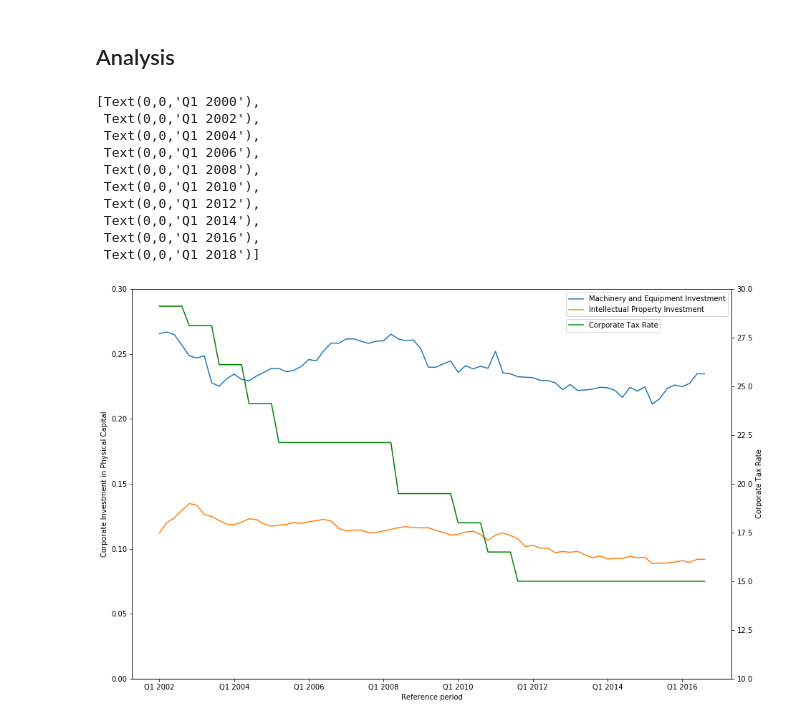
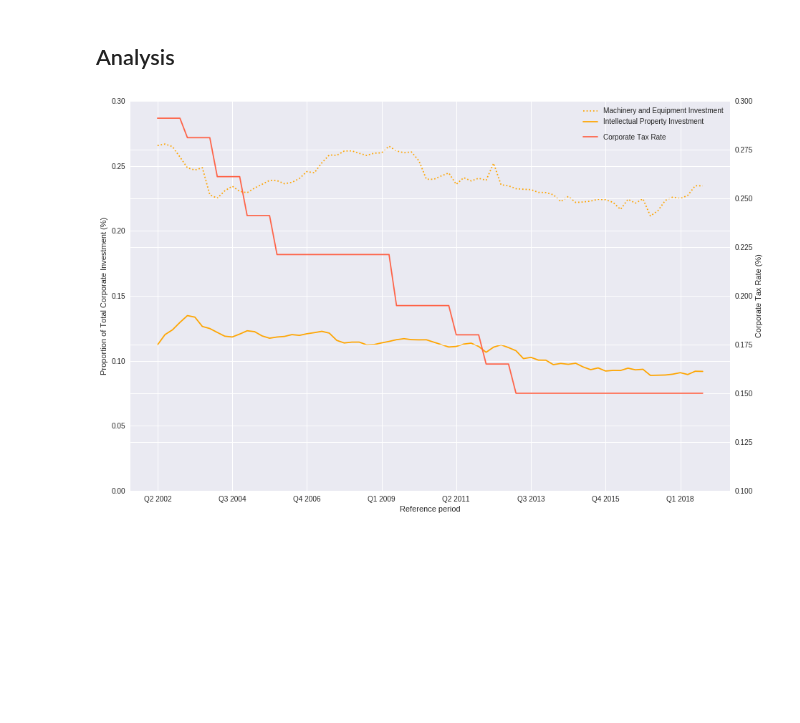
Before and after one commit to jtloong/blog_projects, a Jupyter notebook: corp_investment/analysis.ipynb, the cells around one changed output. Saved outputs shown, nothing was run; the diff lists cells and outputs as text; code cells hidden in the pictures; blank space fills up the shorter version.

Commit message:
Finished formatting plot

```diff
--- a/corp_investment/analysis.ipynb
+++ b/corp_investment/analysis.ipynb
@@ -38,6 +38,7 @@ investment_data.tail()
 | 73 | Q2 2018 | 340190 | 128092 | 182622 | ... |
 # %%
 tax_data['Year'] = tax_data['Year'].apply(lambda s: str(s))
+tax_data['Corporate Tax Rate'] = tax_data['Corporate Tax Rate'].apply(lambda r: r/100)
 # %%
 data = pd.merge(investment_data, tax_data, how='left', on=['Year'])
 # %%
@@ -57,32 +58,26 @@ data.head()
 # %% [markdown]
 ## Analysis
 # %%
+# Set up plots
 fig = plt.figure(figsize=(15,10))
+plt.style.use('seaborn')
 ax1 = fig.add_subplot(111)
-
 ax2 = ax1.twinx()
 
-# the ax keyword sets the axis that the data frame plots to
-data.plot(ax=ax1, y='Machinery and Equipment Investment')
-data.plot(ax=ax1, y='Intellectual Property Investment')
-data.plot(ax=ax2, y='Corporate Tax Rate', color='g')
-ax1.set_ylabel('Corporate Investment in Physical Capital')
-ax2.set_ylabel('Corporate Tax Rate')
+# Plot out data
+data.plot(ax=ax1, y='Machinery and Equipment Investment', color='orange', style=[':'])
+data.plot(ax=ax1, y='Intellectual Property Investment', color='orange')
+data.plot(ax=ax2, y='Corporate Tax Rate', color='tomato')
+
+# Format labeling and look
+ax1.set_ylabel('Proportion of Total Corporate Investment (%)')
+ax2.set_ylabel('Corporate Tax Rate (%)')
 ax1.set_ybound(0, 0.3)
-ax2.set_ybound(10,30)
-ax2.legend(loc=(0.723,0.89))
+ax2.set_ybound(0.1,0.30)
+ax2.legend(loc=(0.75,0.89))
+ax1.set_xticklabels(minor=False, labels=data.index.values[::9])
 
-ax1.set_xticklabels(minor=False, labels=data.index.values[::8])
-# ax1.tick_params(axis='x', rotation=90)
+# Save plot to image
+plt.savefig('corporate_investment.jpg')
 # %% [output]
-[Text(0,0,'Q1 2000'),
- Text(0,0,'Q1 2002'),
- Text(0,0,'Q1 2004'),
- Text(0,0,'Q1 2006'),
- Text(0,0,'Q1 2008'),
- Text(0,0,'Q1 2010'),
- Text(0,0,'Q1 2012'),
- Text(0,0,'Q1 2014'),
- Text(0,0,'Q1 2016'),
- Text(0,0,'Q1 2018')]
-[figure, old version]
+[figure, new version]
```
Also changed, not shown: 1 other file.
